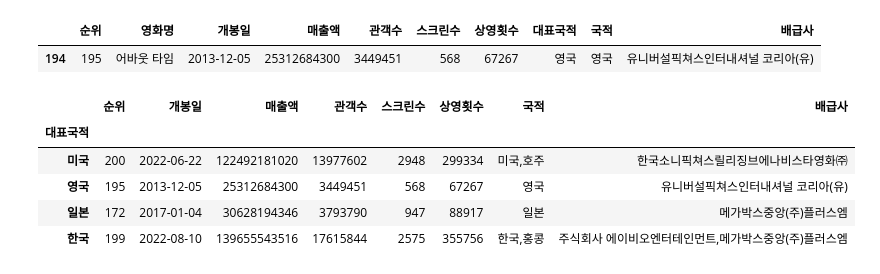
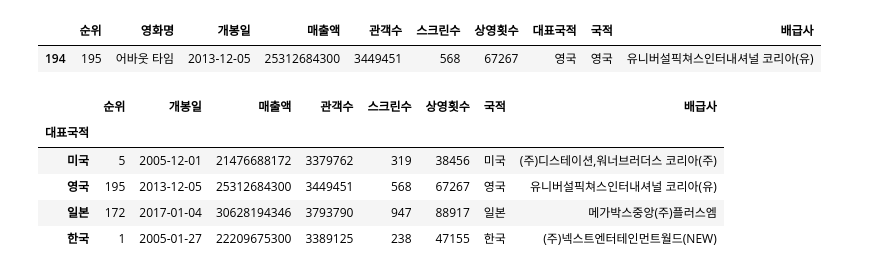
Before and after one commit to seonghaiiiii/aipython, a Jupyter notebook: 240110.ipynb, the cells around one changed output. Cells and saved outputs as stored; diff of their text form; code cells hidden in the pictures.

```diff
--- a/240110.ipynb
+++ b/240110.ipynb
@@ -438,11 +438,11 @@ df[df['대표국적']=='영국']
 | 194 | 195 | 어바웃 타임 | 2013-12-05 | 25312684300 | 3449451 | 568 | 67267 | 영국 | 영국 | 유니버설픽쳐스인터내셔널 코리아(유) |
 # %%
 # 4.대표국적별 최상위 순위를 출력하시오
-df.groupby('대표국적').max()
+df.groupby('대표국적').min()
 # %% [output]
 |  | 순위 | 개봉일 | 매출액 | 관객수 | 스크린수 | 상영횟수 | 국적 | 배급사 |
 | 대표국적 |  |  |  |  |  |  |  |  |
-| 미국 | 200 | 2022-06-22 | 122492181020 | 13977602 | 2948 | 299334 | 미국,호주 | 한국소니픽쳐스릴리징브에나비스타영화㈜ |
+| 미국 | 5 | 2005-12-01 | 21476688172 | 3379762 | 319 | 38456 | 미국 | (주)디스테이션,워너브러더스 코리아(주) |
 | 영국 | 195 | 2013-12-05 | 25312684300 | 3449451 | 568 | 67267 | 영국 | 유니버설픽쳐스인터내셔널 코리아(유) |
 | 일본 | 172 | 2017-01-04 | 30628194346 | 3793790 | 947 | 88917 | 일본 | 메가박스중앙(주)플러스엠 |
-| 한국 | 199 | 2022-08-10 | 139655543516 | 17615844 | 2575 | 355756 | 한국,홍콩 | 주식회사 에이비오엔터테인먼트,메가박스중앙(주)플러스엠 |
+| 한국 | 1 | 2005-01-27 | 22209675300 | 3389125 | 238 | 47155 | 한국 | (주)넥스트엔터테인먼트월드(NEW) |
```
